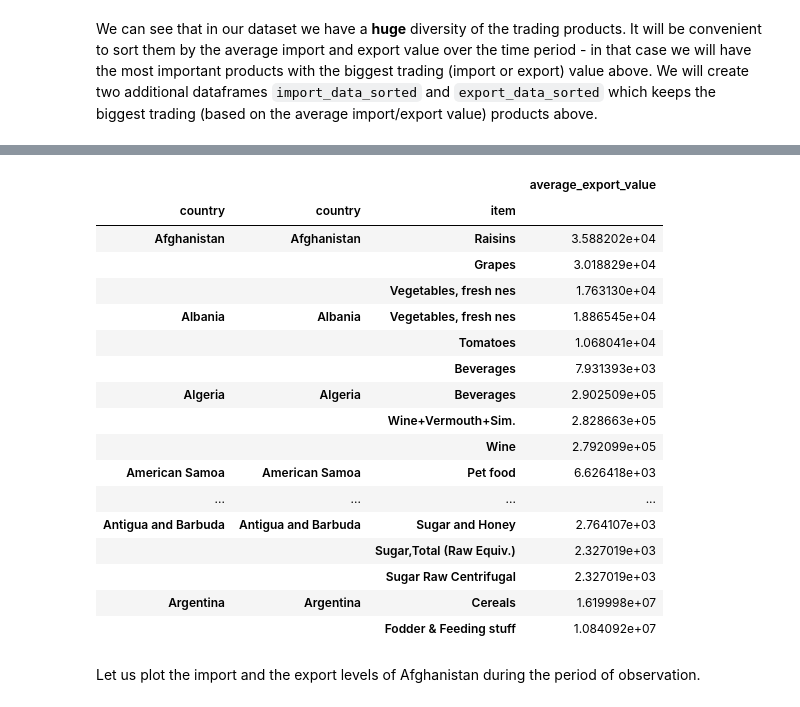
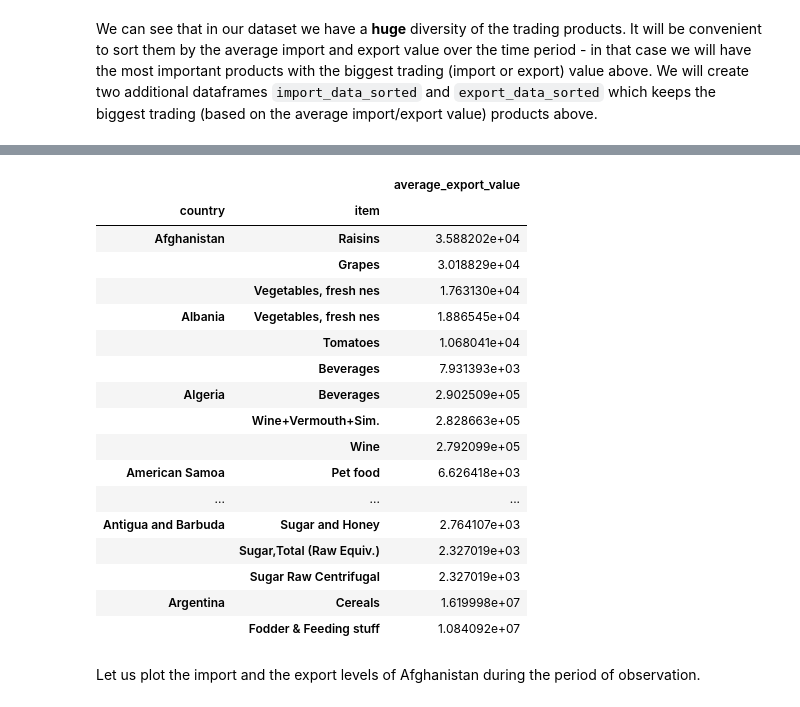
Before and after one commit to pull-fiction/make-crops-not-war, a Jupyter notebook: notebooks/analysis_import_export_data.ipynb, the cells around one changed output, grey strips where cells are left out. Drawn from its saved outputs; the diff is of its cells as text; code cells hidden in the pictures.

```diff
--- a/notebooks/analysis_import_export_data.ipynb
+++ b/notebooks/analysis_import_export_data.ipynb
@@ -144,25 +144,25 @@ import_data_sorted.groupby(level='country', group_keys=True).apply(lambda df: df
 # %%
 # Show the country and the biggest export products in a nice way
-export_data_sorted.groupby(level='country', group_keys=True).apply(lambda df: df.nlargest(n=3, columns='average_export_value')).head(20)
+export_data_sorted.groupby(level='country', group_keys=False).apply(lambda df: df.nlargest(n=3, columns='average_export_value')).head(20)
 # %% [output]
-|  |  |  | average_export_value |
-| country | country | item |  |
-| Afghanistan | Afghanistan | Raisins | 3.588202e+04 |
-|  |  | Grapes | 3.018829e+04 |
-|  |  | Vegetables, fresh nes | 1.763130e+04 |
-| Albania | Albania | Vegetables, fresh nes | 1.886545e+04 |
-|  |  | Tomatoes | 1.068041e+04 |
-|  |  | Beverages | 7.931393e+03 |
-| Algeria | Algeria | Beverages | 2.902509e+05 |
-|  |  | Wine+Vermouth+Sim. | 2.828663e+05 |
-|  |  | Wine | 2.792099e+05 |
-| American Samoa | American Samoa | Pet food | 6.626418e+03 |
-| ... | ... | ... | ... |
-| Antigua and Barbuda | Antigua and Barbuda | Sugar and Honey | 2.764107e+03 |
-|  |  | Sugar,Total (Raw Equiv.) | 2.327019e+03 |
-|  |  | Sugar Raw Centrifugal | 2.327019e+03 |
-| Argentina | Argentina | Cereals | 1.619998e+07 |
-|  |  | Fodder & Feeding stuff | 1.084092e+07 |
+|  |  | average_export_value |
+| country | item |  |
+| Afghanistan | Raisins | 3.588202e+04 |
+|  | Grapes | 3.018829e+04 |
+|  | Vegetables, fresh nes | 1.763130e+04 |
+| Albania | Vegetables, fresh nes | 1.886545e+04 |
+|  | Tomatoes | 1.068041e+04 |
+|  | Beverages | 7.931393e+03 |
+| Algeria | Beverages | 2.902509e+05 |
+|  | Wine+Vermouth+Sim. | 2.828663e+05 |
+|  | Wine | 2.792099e+05 |
+| American Samoa | Pet food | 6.626418e+03 |
+| ... | ... | ... |
+| Antigua and Barbuda | Sugar and Honey | 2.764107e+03 |
+|  | Sugar,Total (Raw Equiv.) | 2.327019e+03 |
+|  | Sugar Raw Centrifugal | 2.327019e+03 |
+| Argentina | Cereals | 1.619998e+07 |
+|  | Fodder & Feeding stuff | 1.084092e+07 |
 # %% [markdown]
 Let us plot the import and the export levels of Afghanistan during the period of observation.
 # %%
```
Also changed, not shown: parts of 1 cell of this notebook.
